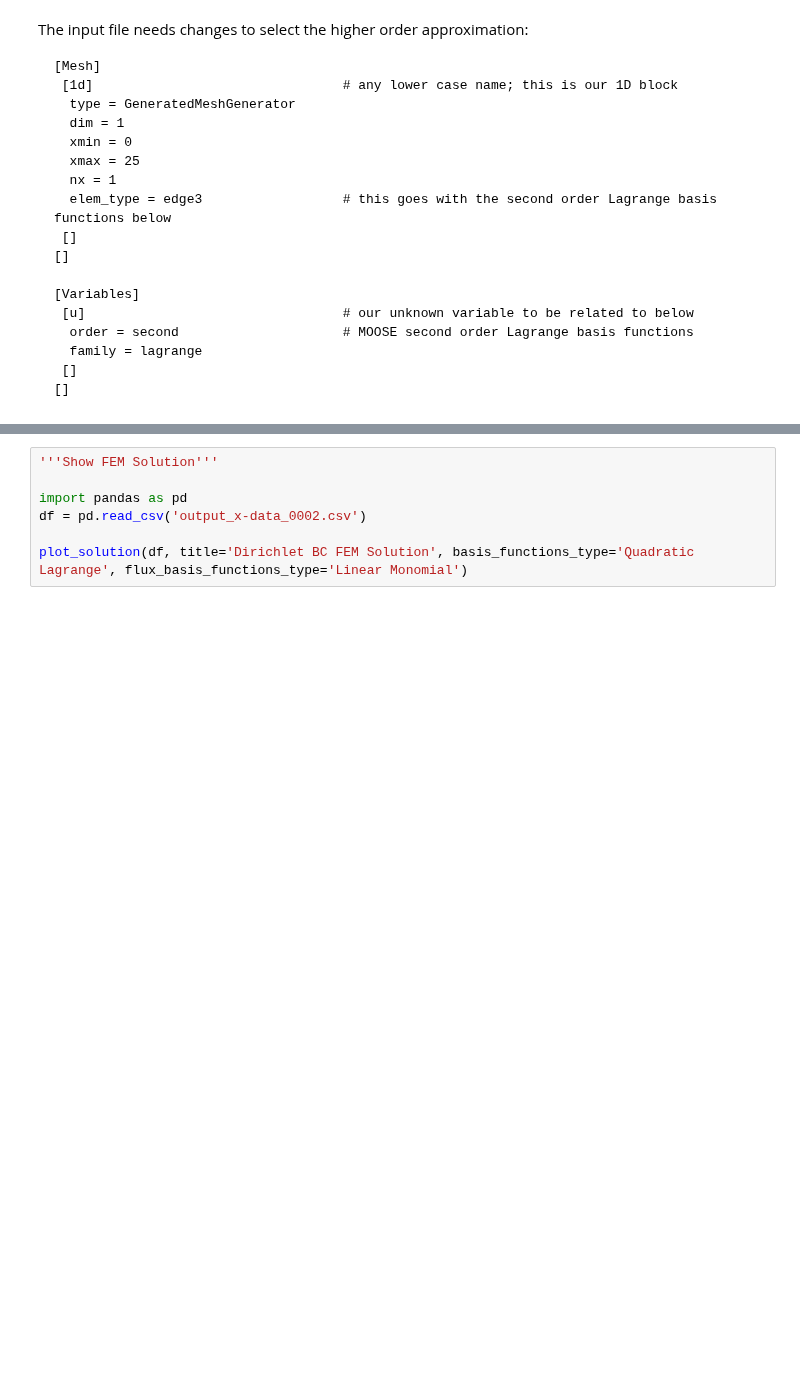
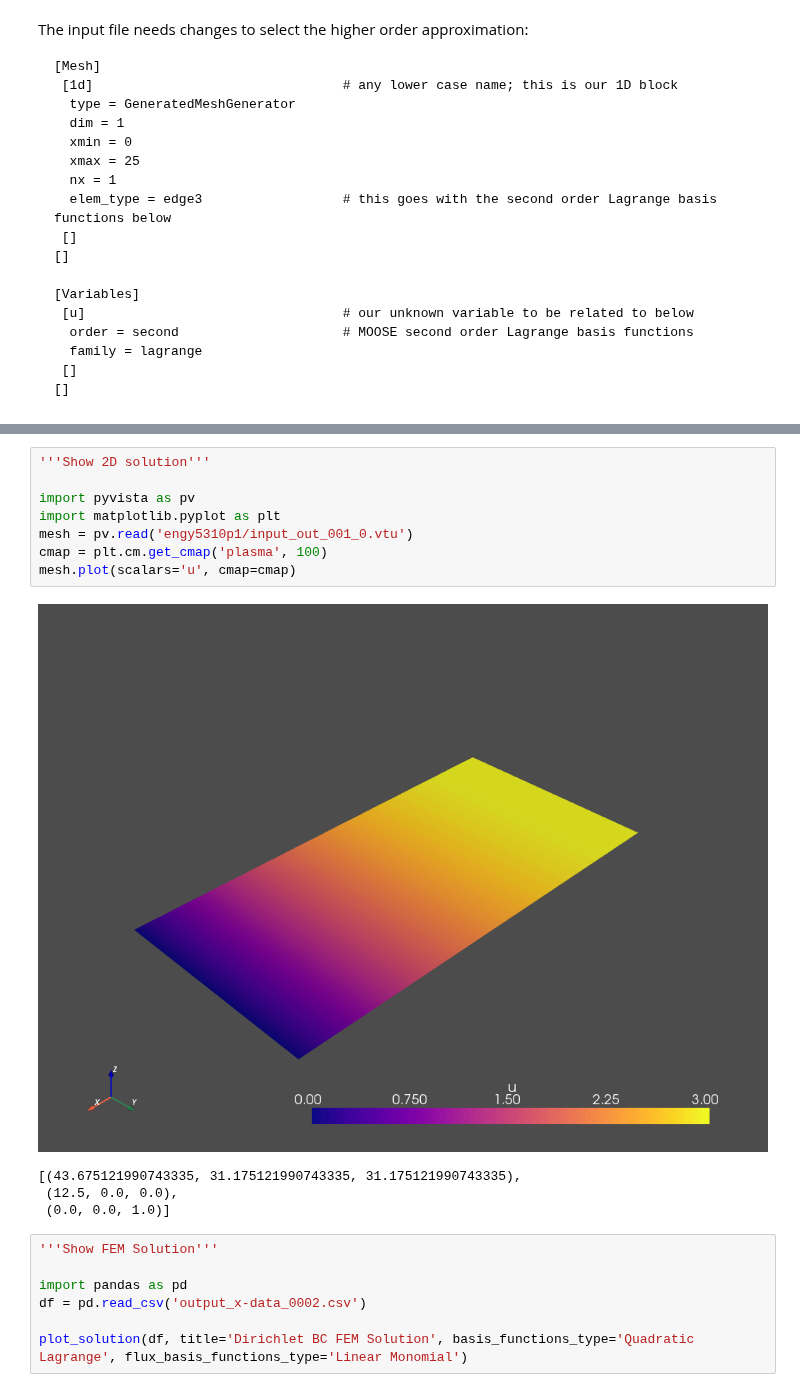
Before and after one commit to dpploy/engy-5330, a Jupyter notebook: notebooks/06a-poisson-2d-dirichlet.ipynb, the cells around one changed output, grey strips where cells are left out. Cells and saved outputs as stored; diff of their text form; blank space fills up the shorter version.

```diff
--- a/notebooks/06a-poisson-2d-dirichlet.ipynb
+++ b/notebooks/06a-poisson-2d-dirichlet.ipynb
@@ -646,4 +718,17 @@ Parallelism:
  Solve Converged!
+# %%
+'''Show 2D solution'''
+
+import pyvista as pv
+import matplotlib.pyplot as plt
+mesh = pv.read('engy5310p1/input_out_001_0.vtu')
+cmap = plt.cm.get_cmap('plasma', 100)
+mesh.plot(scalars='u', cmap=cmap)
+# %% [output]
+[figure, added]
+[(43.675121990743335, 31.175121990743335, 31.175121990743335),
+ (12.5, 0.0, 0.0),
+ (0.0, 0.0, 1.0)]
 # %%
 '''Show FEM Solution'''
 
```
Also changed, not shown: parts of 29 cells of this notebook, 2 other files.
